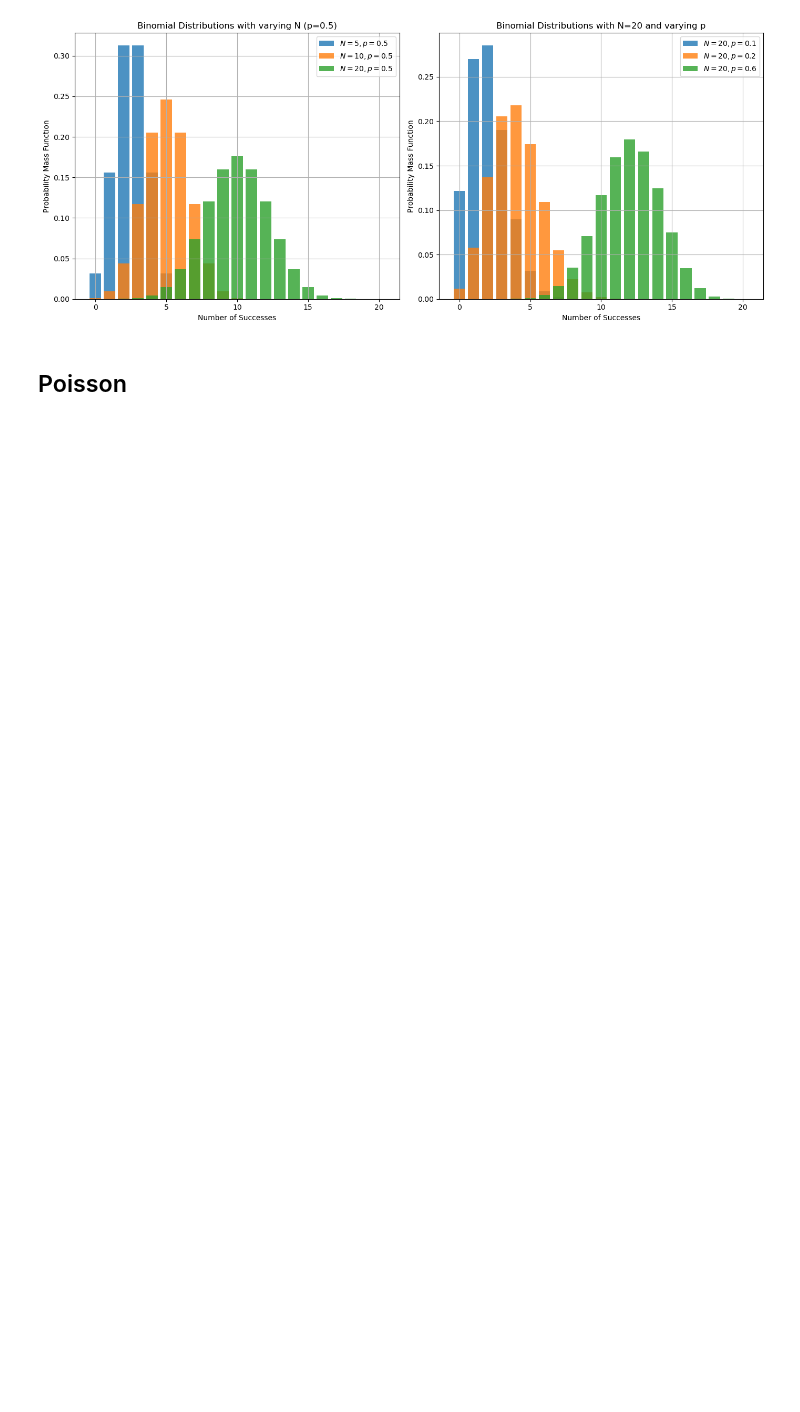
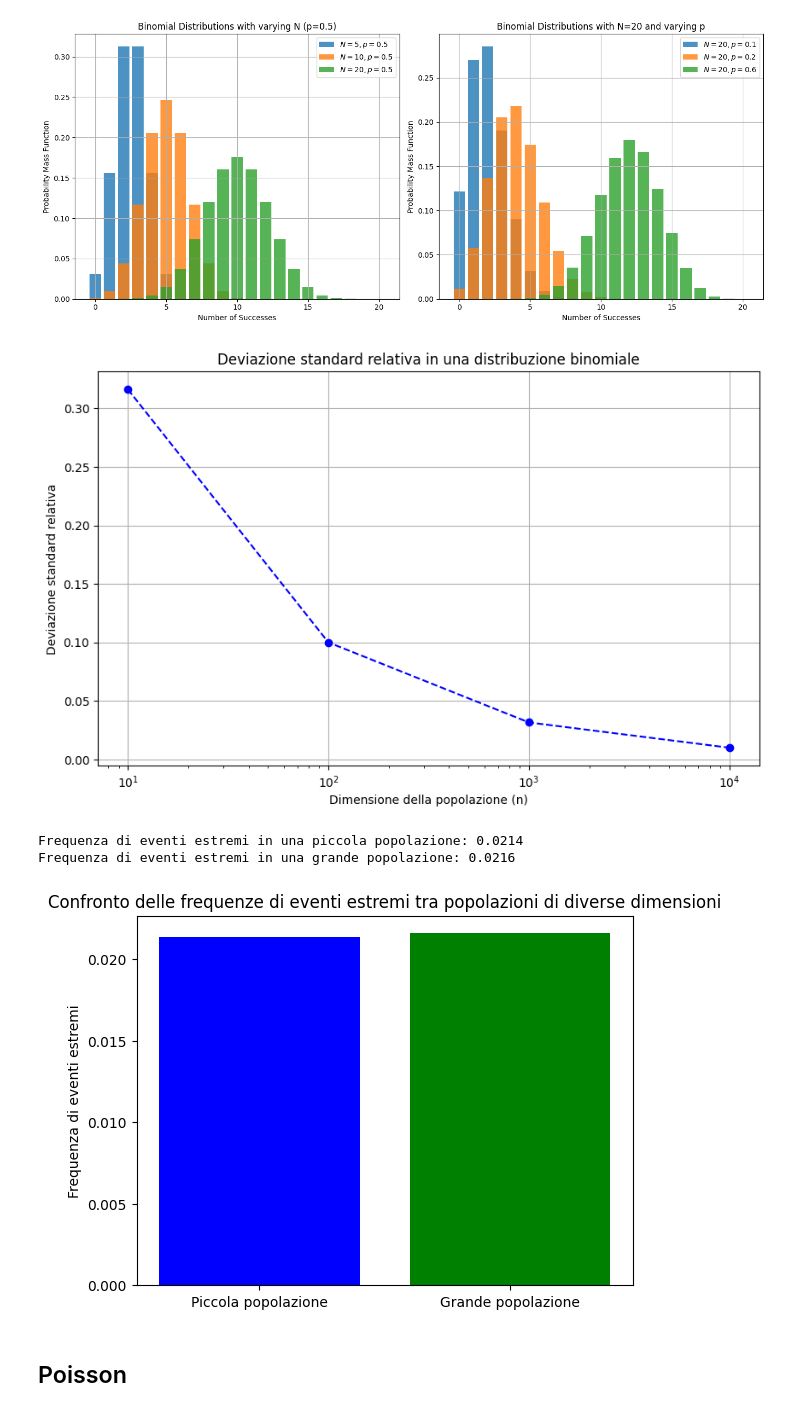
Before and after one commit to MrPiada/data-analysis-swiss-knife, a Jupyter notebook: notebooks/pdfs_plots.ipynb, the cells around one changed output. Saved outputs shown, nothing was run; the diff lists cells and outputs as text; code cells hidden in the pictures; blank space fills up the shorter version.

Commit message:
update binomial

```diff
--- a/notebooks/pdfs_plots.ipynb
+++ b/notebooks/pdfs_plots.ipynb
@@ -224,6 +240,71 @@ plt.tight_layout()
 plt.show()
 # %% [output]
 [figure]
+# %%
+import numpy as np
+import matplotlib.pyplot as plt
+
+# Funzione per calcolare la deviazione standard relativa per una distribuzione binomiale
+def relative_std_binomial(n, p):
+    mean = n * p
+    std_dev = np.sqrt(n * p * (1 - p))
+    return std_dev / mean
+
+# Parametri
+p_success = 0.5
+
+# Dimensioni delle popolazioni
+population_sizes = [10, 100, 1000, 10000]
+relative_stds = [relative_std_binomial(n, p_success) for n in population_sizes]
+
+# Visualizzazione dei risultati
+plt.figure(figsize=(10, 6))
+plt.plot(population_sizes, relative_stds, marker='o', linestyle='--', color='b')
+plt.xscale('log')
+plt.xlabel('Dimensione della popolazione (n)')
+plt.ylabel('Deviazione standard relativa')
+plt.title('Deviazione standard relativa in una distribuzione binomiale')
+plt.grid(True)
+plt.show()
+
+# Funzione per simulare una distribuzione binomiale e calcolare la frequenza di eventi estremi
+def simulate_binomial(n_trials, p_success, population_size, n_simulations):
+    extremes = 0
+    for _ in range(n_simulations):
+        successes = np.random.binomial(n_trials, p_success, population_size)
+        # Definiamo un evento estremo come avere più del 80% o meno del 20% di successi
+        extreme_events = (successes > 0.8 * n_trials) | (successes < 0.2 * n_trials)
+        extremes += np.sum(extreme_events)
+    return extremes / (population_size * n_simulations)
+
+# Parametri per la simulazione
+n_trials = 10
+n_simulations = 10000
+
+# Popolazione piccola
+small_population_size = 10
+small_population_extremes = simulate_binomial(n_trials, p_success, small_population_size, n_simulations)
+
+# Popolazione grande
+large_population_size = 1000
+large_population_extremes = simulate_binomial(n_trials, p_success, large_population_size, n_simulations)
+
+print(f"Frequenza di eventi estremi in una piccola popolazione: {small_population_extremes:.4f}")
+print(f"Frequenza di eventi estremi in una grande popolazione: {large_population_extremes:.4f}")
+
+# Visualizzazione dei risultati
+labels = ['Piccola popolazione', 'Grande popolazione']
+frequencies = [small_population_extremes, large_population_extremes]
+
+plt.bar(labels, frequencies, color=['blue', 'green'])
+plt.ylabel('Frequenza di eventi estremi')
+plt.title('Confronto delle frequenze di eventi estremi tra popolazioni di diverse dimensioni')
+plt.show()
+# %% [output]
+[figure, added]
+Frequenza di eventi estremi in una piccola popolazione: 0.0214
+Frequenza di eventi estremi in una grande popolazione: 0.0216
+[figure, added]
 # %% [markdown]
 ## Poisson
 # %%
```
Also changed, not shown: parts of 3 cells of this notebook.
